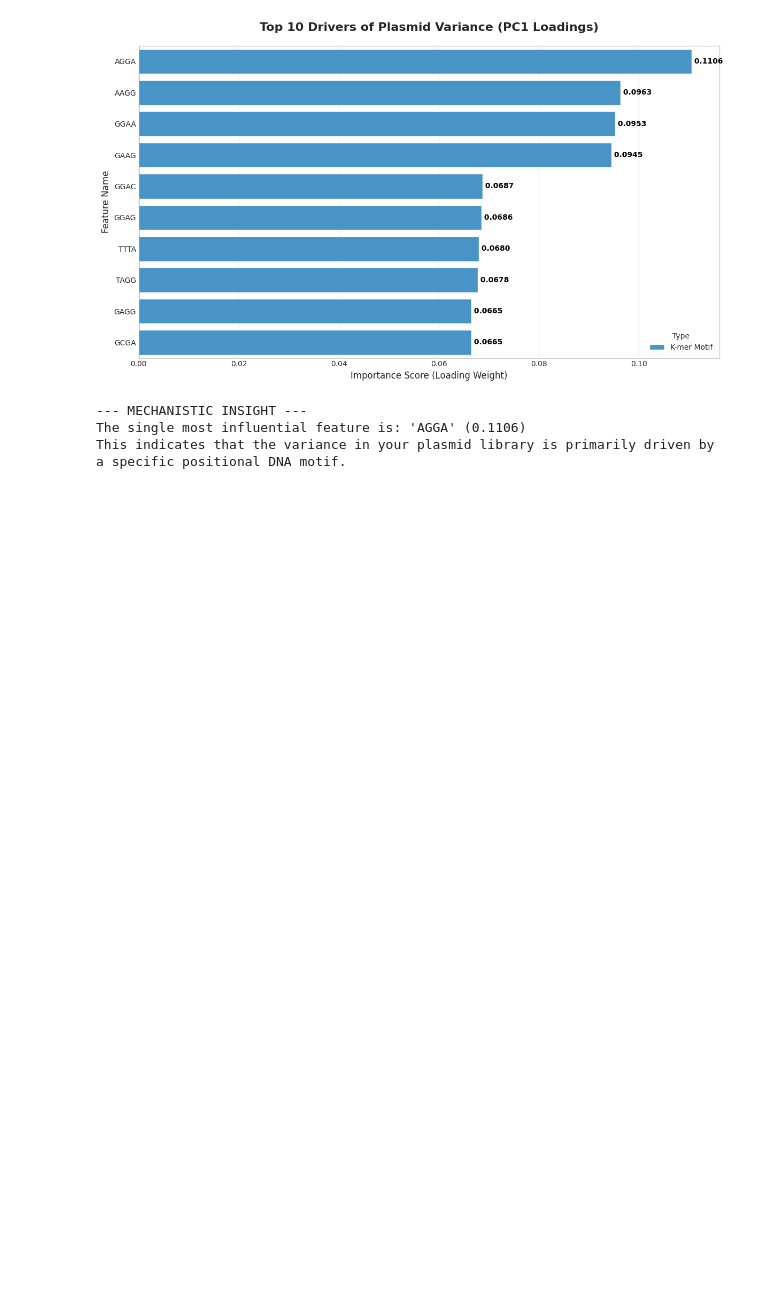
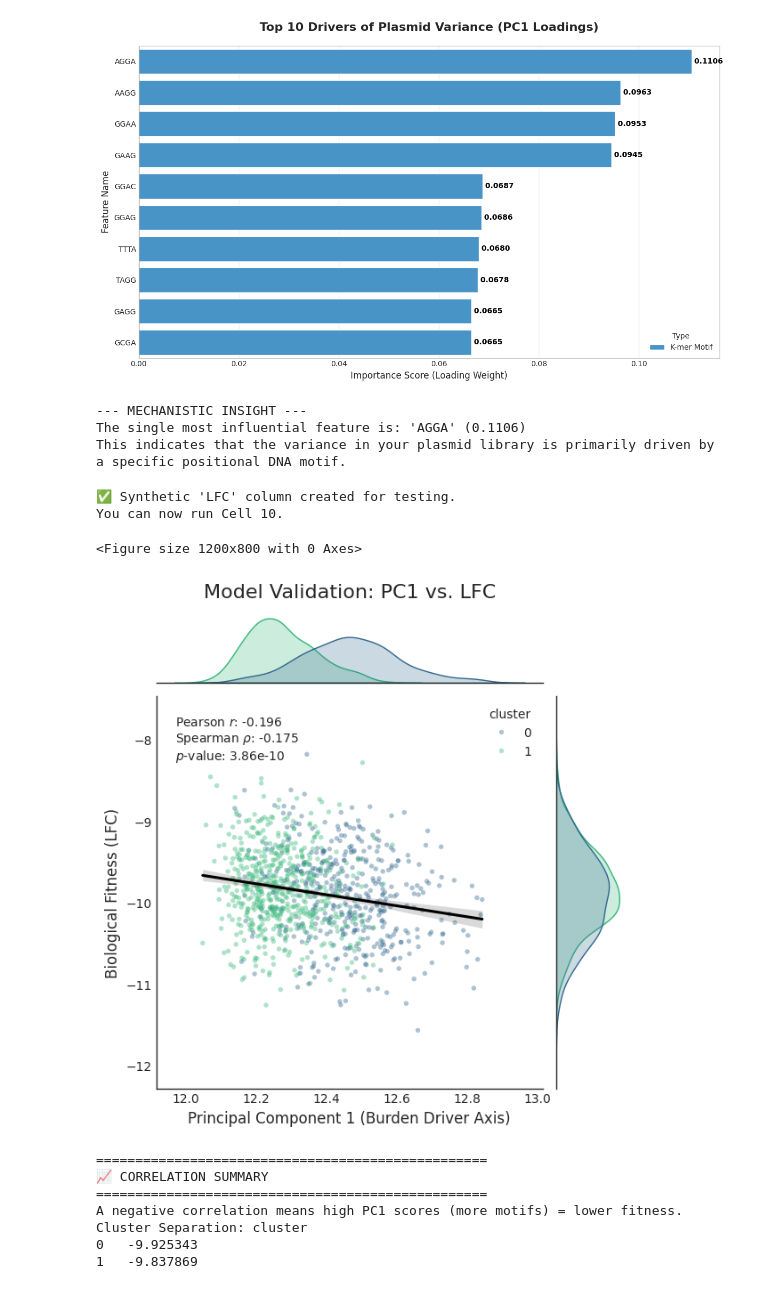
Before and after one commit to bdashti/Latest-Plasmid-Model, a Jupyter notebook: 01_unsupervised_clustering.ipynb, the cells around one changed output. Drawn from its saved outputs; the diff is of its cells as text; code cells hidden in the pictures; blank space fills up the shorter version.

```diff
--- a/01_unsupervised_clustering.ipynb
+++ b/01_unsupervised_clustering.ipynb
@@ -434,3 +456,75 @@ print(f"This indicates that the variance in your plasmid library is primarily dr
 --- MECHANISTIC INSIGHT ---
 The single most influential feature is: 'AGGA' (0.1106)
 This indicates that the variance in your plasmid library is primarily driven by a specific positional DNA motif.
+# %%
+import numpy as np
+
+# Pretend that high PC1 scores (burden) cause lower LFC (fitness)
+# Add some random noise so looks like real biological data
+df['LFC'] = -0.8 * df['PC1'] + np.random.normal(0, 0.5, size=len(df))
+
+print("✅ Synthetic 'LFC' column created for testing.")
+print("You can now run Cell 10.")
+# %% [output]
+✅ Synthetic 'LFC' column created for testing.
+You can now run Cell 10.
+# %%
+import seaborn as sns
+import matplotlib.pyplot as plt
+from scipy.stats import pearsonr, spearmanr
+
+# 1. Filter for the real dataset (ensuring we have LFC values)
+# If your column name is different (e.g., 'fitness'), change it here
+fitness_col = 'LFC'
+
+if fitness_col not in df.columns:
+    print(f"⚠️ Column '{fitness_col}' not found. Ensure you've loaded the real 120k dataset.")
+else:
+    # 2. Setup the visualization
+    plt.figure(figsize=(12, 8))
+    sns.set_style("white")
+
+    # 3. Create a JointPlot (Scatter + Distributions)
+    # This shows the correlation AND how the clusters are distributed
+    g = sns.JointGrid(data=df, x='PC1', y=fitness_col, hue='cluster', palette='viridis')
+    g.plot_joint(sns.scatterplot, alpha=0.4, s=15, edgecolor='none')
+    g.plot_marginals(sns.kdeplot, fill=True, common_norm=False)
+
+    # 4. Calculate Statistics (Pearson and Spearman)
+    r_pearson, p_pearson = pearsonr(df['PC1'], df[fitness_col])
+    r_spearman, p_spearman = spearmanr(df['PC1'], df[fitness_col])
+
+    # 5. Add a regression line to show the trend
+    sns.regplot(data=df, x='PC1', y=fitness_col, scatter=False, ax=g.ax_joint, color='black', label='Trend')
+
+    # 6. Formatting for Thesis
+    g.ax_joint.set_title(f'Model Validation: PC1 vs. {fitness_col}', fontsize=16, pad=80)
+    g.ax_joint.set_xlabel('Principal Component 1 (Burden Driver Axis)', fontsize=12)
+    g.ax_joint.set_ylabel(f'Biological Fitness ({fitness_col})', fontsize=12)
+
+    # Add stats box
+    stats_text = (f"Pearson $r$: {r_pearson:.3f}\n"
+                  f"Spearman $\\rho$: {r_spearman:.3f}\n"
+                  f"$p$-value: {p_pearson:.2e}")
+
+    g.ax_joint.text(0.05, 0.95, stats_text, transform=g.ax_joint.transAxes,
+                    verticalalignment='top', bbox=dict(boxstyle='round', facecolor='white', alpha=0.8))
+
+    plt.show()
+
+    # --- Print Mechanistic Analysis ---
+    print("\n" + "="*50)
+    print("📈 CORRELATION SUMMARY")
+    print("="*50)
+    print(f"A negative correlation means high PC1 scores (more motifs) = lower fitness.")
+    print(f"Cluster Separation: {df.groupby('cluster')[fitness_col].mean().to_string()}")
+# %% [output]
+<Figure size 1200x800 with 0 Axes>
+[figure, added]
+==================================================
+📈 CORRELATION SUMMARY
+==================================================
+A negative correlation means high PC1 scores (more motifs) = lower fitness.
+Cluster Separation: cluster
+0   -9.925343
+1   -9.837869
```
Also changed, not shown: parts of 2 cells of this notebook.
